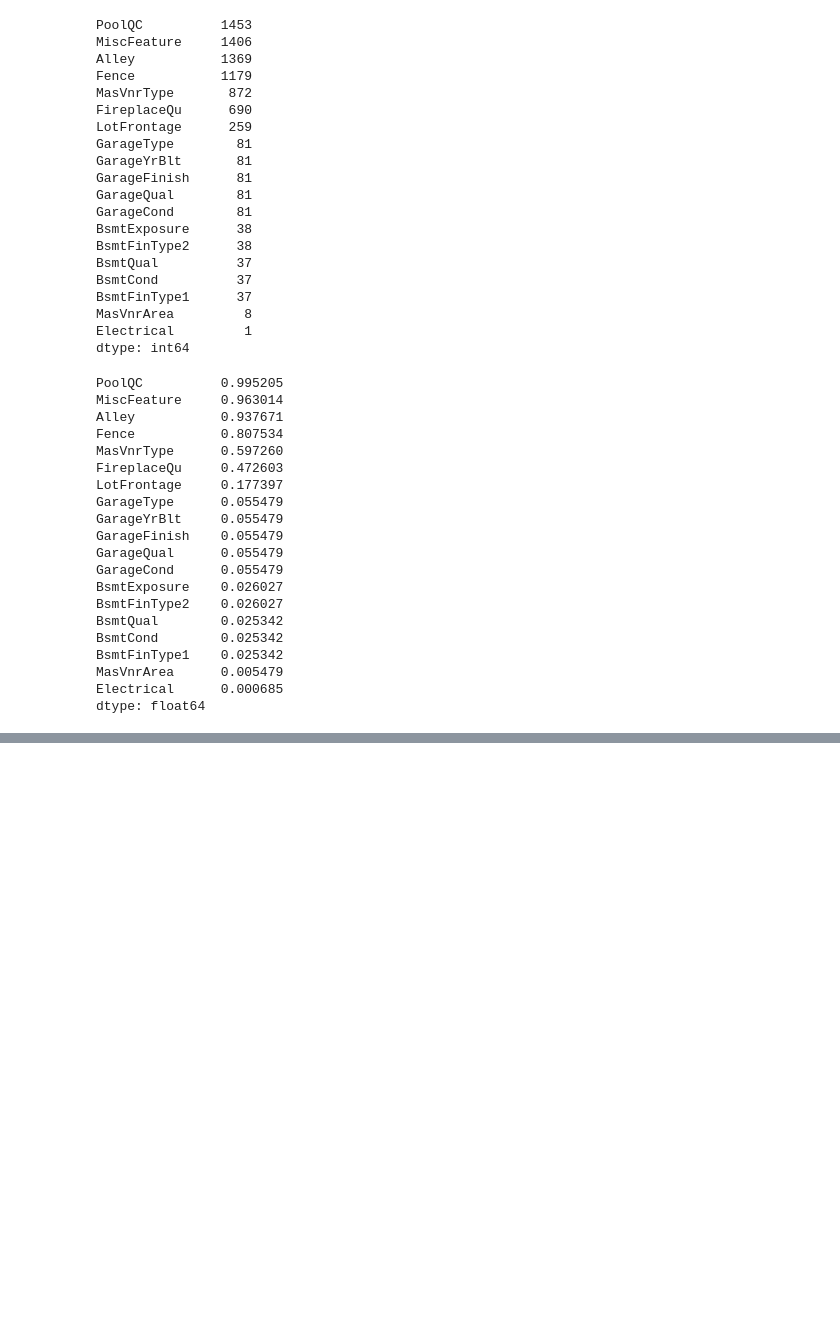
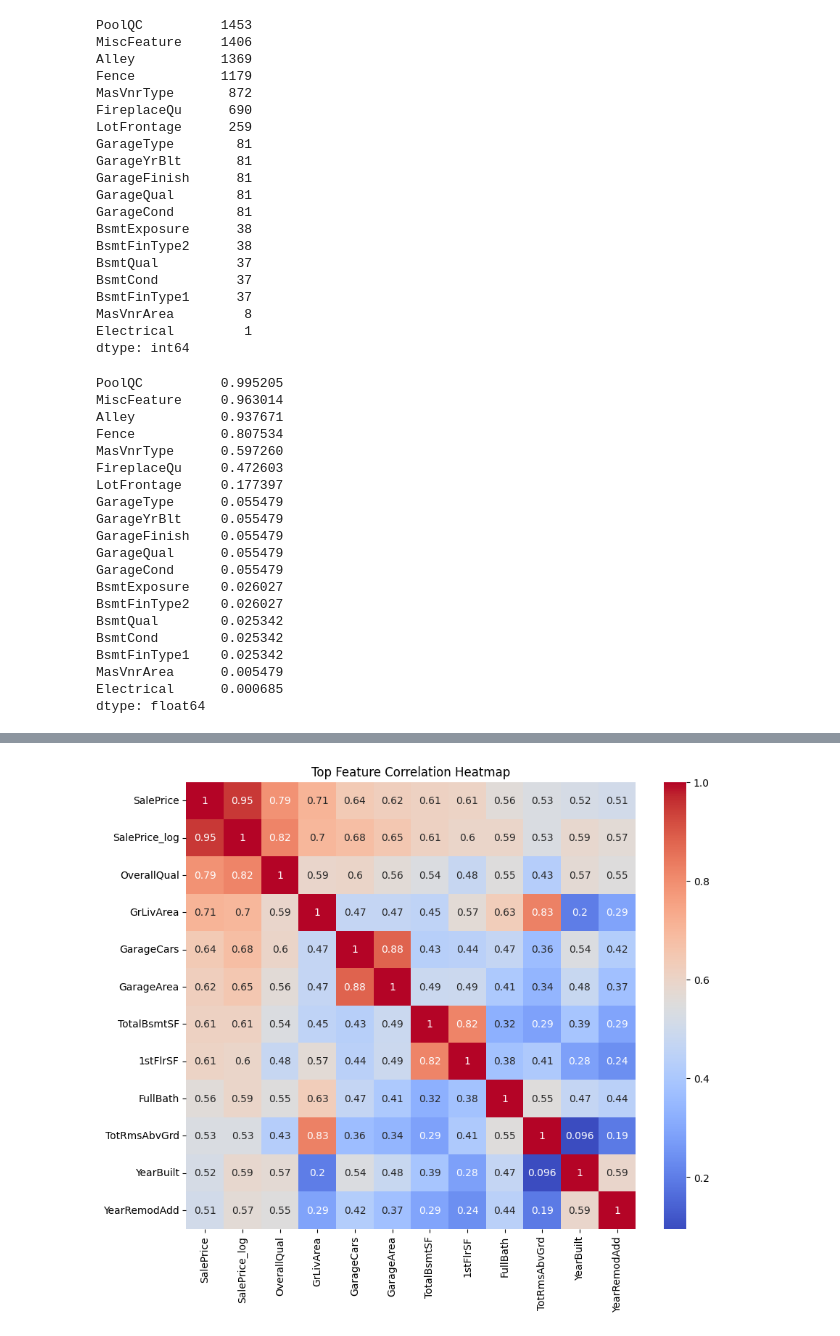
Before and after one commit to aditya-chitray/learning-data-science, a Jupyter notebook: house-price-prediction/notebooks/01_EDA.ipynb, the cells around one changed output, grey strips where cells are left out. Drawn from its saved outputs; the diff is of its cells as text; code cells hidden in the pictures; blank space fills up the shorter version.

```diff
--- a/house-price-prediction/notebooks/01_EDA.ipynb
+++ b/house-price-prediction/notebooks/01_EDA.ipynb
@@ -105,0 +201,9 @@ plt.show()
+# %%
+top_features = corr_target.head(12).index
+
+plt.figure(figsize=(10,8))
+sns.heatmap(df[top_features].corr(), annot=True, cmap='coolwarm')
+plt.title("Top Feature Correlation Heatmap")
+plt.show()
+# %% [output]
+[figure, added]
```
Also changed, not shown: parts of 17 cells of this notebook.
